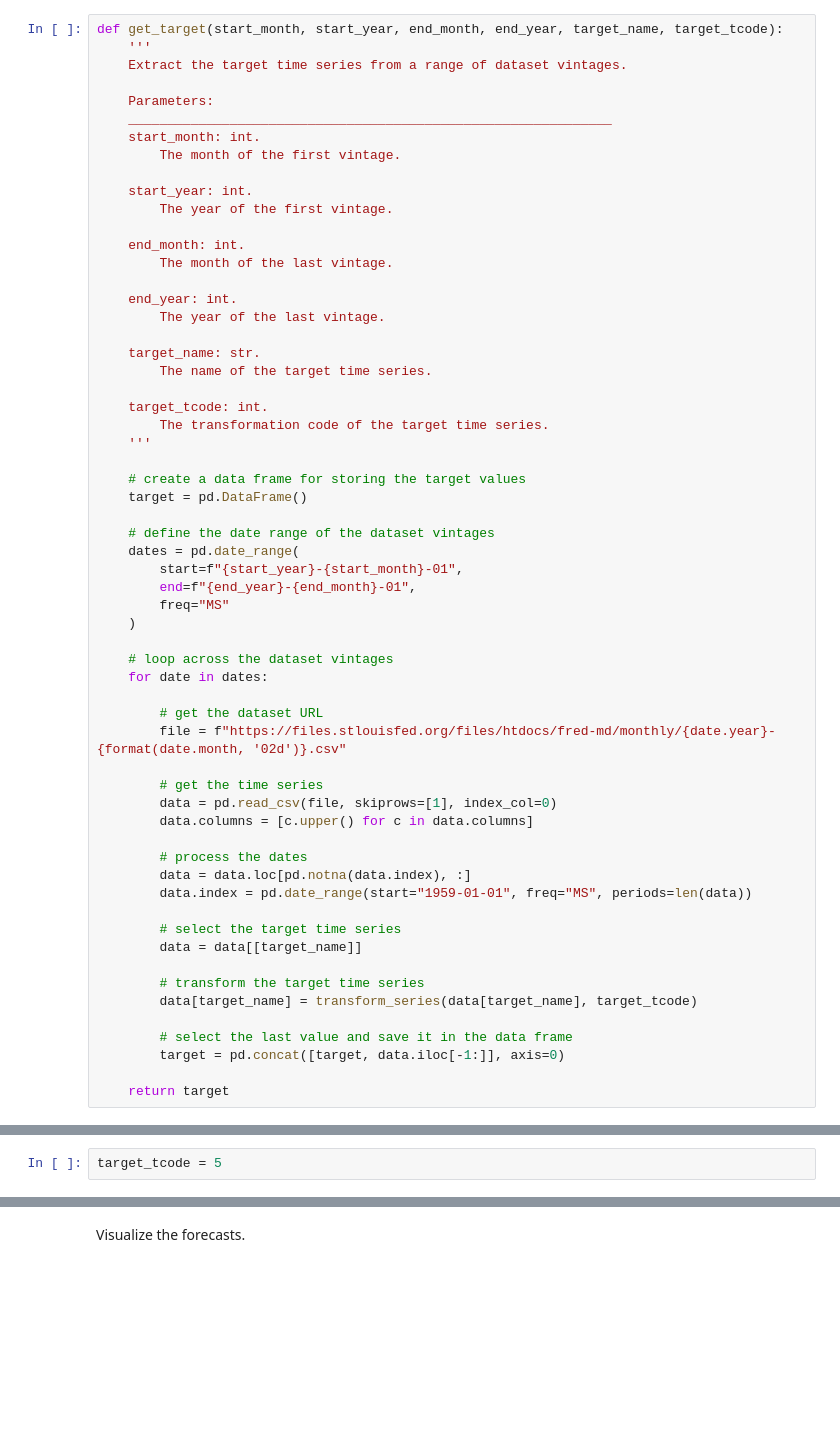
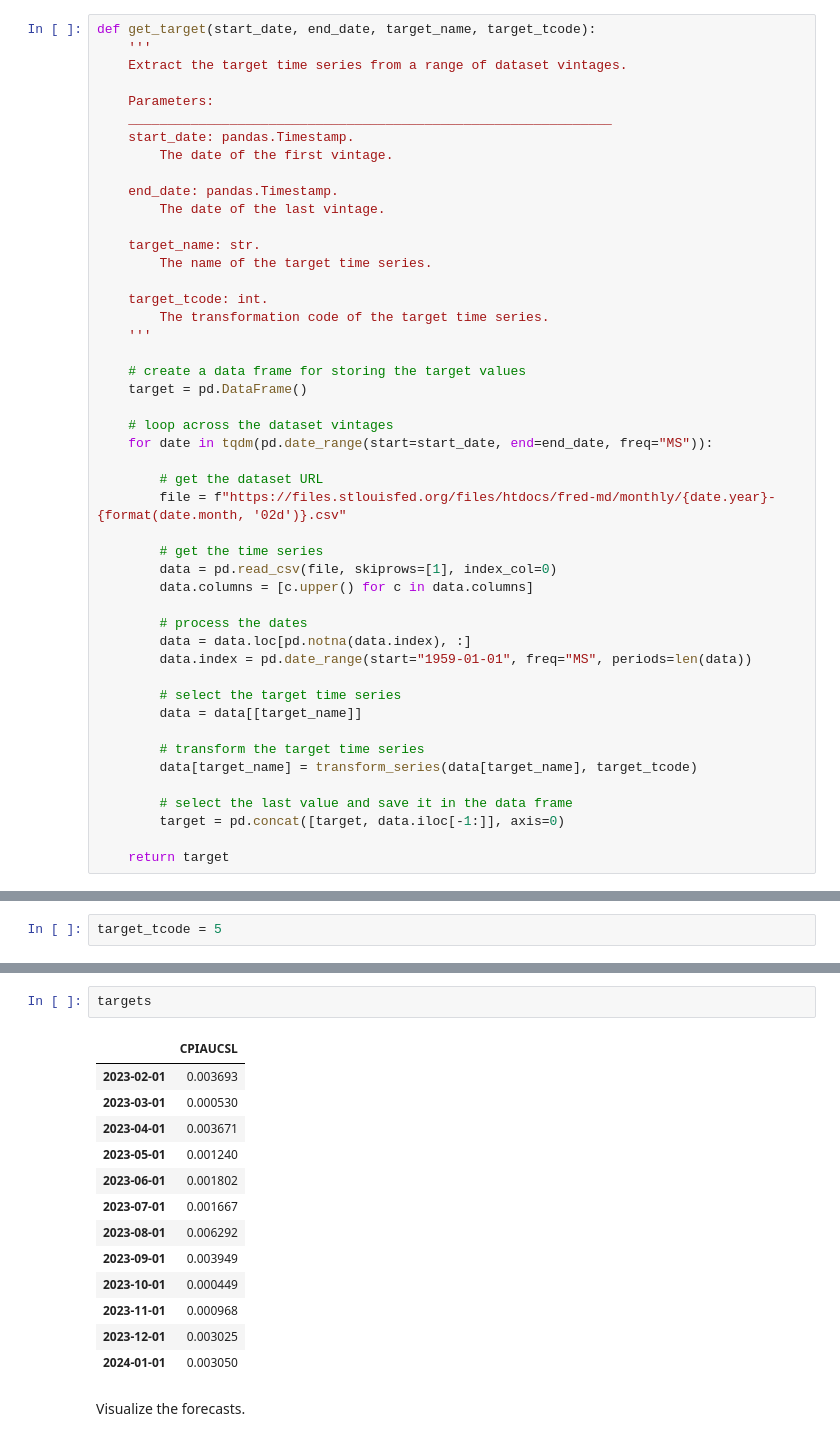
Before and after one commit to fg-research/blog, a Jupyter notebook: inflation-forecasting-random-forest/inflation-forecasting-random-forest.ipynb, the cells around one changed output, grey strips where cells are left out. Cells and saved outputs as stored; diff of their text form; blank space fills up the shorter version.

```diff
--- a/inflation-forecasting-random-forest/inflation-forecasting-random-forest.ipynb
+++ b/inflation-forecasting-random-forest/inflation-forecasting-random-forest.ipynb
@@ -109,23 +126,17 @@ def get_training_data(year, month, target_name, target_tcode):
 # %% [markdown]
 Define a function for extracting the target values from a range of dataset vintages.
 # %%
-def get_target(start_month, start_year, end_month, end_year, target_name, target_tcode):
+def get_target(start_date, end_date, target_name, target_tcode):
     '''
     Extract the target time series from a range of dataset vintages.
 
     Parameters:
     ______________________________________________________________
-    start_month: int.
-        The month of the first vintage.
+    start_date: pandas.Timestamp.
+        The date of the first vintage.
 
-    start_year: int.
-        The year of the first vintage.
-
-    end_month: int.
-        The month of the last vintage.
-
-    end_year: int.
-        The year of the last vintage.
+    end_date: pandas.Timestamp.
+        The date of the last vintage.
 
     target_name: str.
         The name of the target time series.
@@ -137,15 +148,8 @@ def get_target(start_month, start_year, end_month, end_year, target_name, target
     # create a data frame for storing the target values
     target = pd.DataFrame()
 
-    # define the date range of the dataset vintages
-    dates = pd.date_range(
-        start=f"{start_year}-{start_month}-01",
-        end=f"{end_year}-{end_month}-01",
-        freq="MS"
-    )
-
     # loop across the dataset vintages
-    for date in dates:
+    for date in tqdm(pd.date_range(start=start_date, end=end_date, freq="MS")):
 
         # get the dataset URL
         file = f"https://files.stlouisfed.org/files/htdocs/fred-md/monthly/{date.year}-{format(date.month, '02d')}.csv"
@@ -589,3 +356,19 @@ forecasts.to_csv("forecasts.csv")
+# %%
+targets
+# %% [output]
+|  | CPIAUCSL |
+| 2023-02-01 | 0.003693 |
+| 2023-03-01 | 0.000530 |
+| 2023-04-01 | 0.003671 |
+| 2023-05-01 | 0.001240 |
+| 2023-06-01 | 0.001802 |
+| 2023-07-01 | 0.001667 |
+| 2023-08-01 | 0.006292 |
+| 2023-09-01 | 0.003949 |
+| 2023-10-01 | 0.000449 |
+| 2023-11-01 | 0.000968 |
+| 2023-12-01 | 0.003025 |
+| 2024-01-01 | 0.003050 |
 # %% [markdown]
 Visualize the forecasts.
 # %%
```
Also changed, not shown: parts of 56 cells of this notebook, 1 other file.
